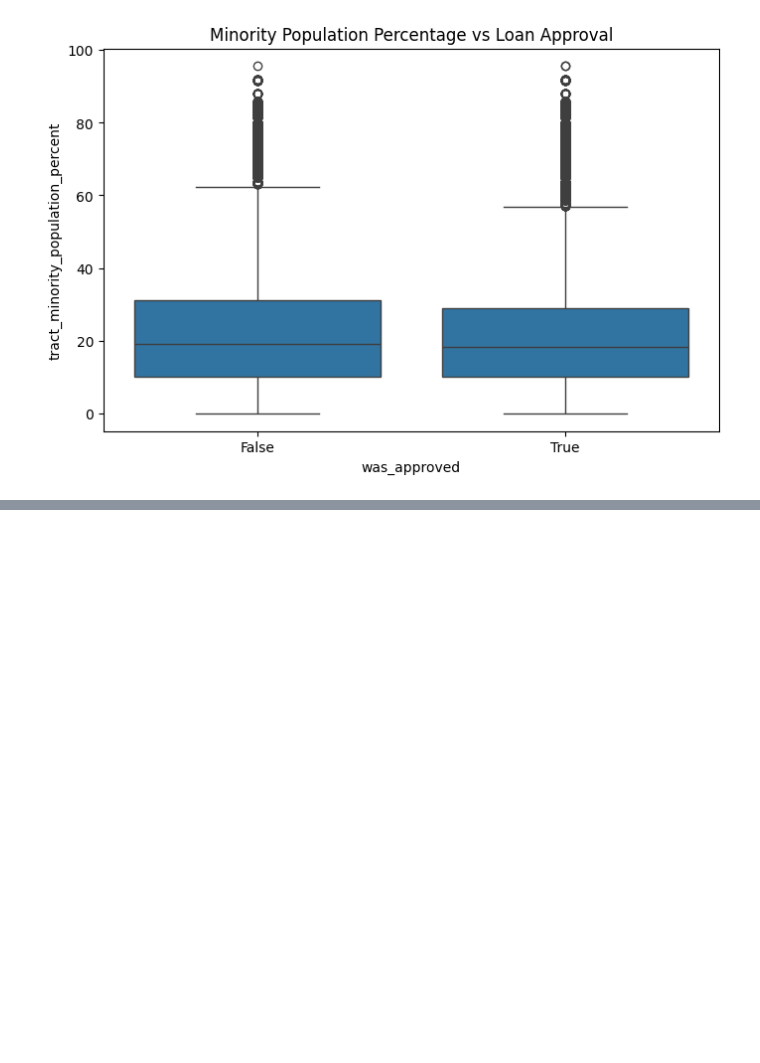
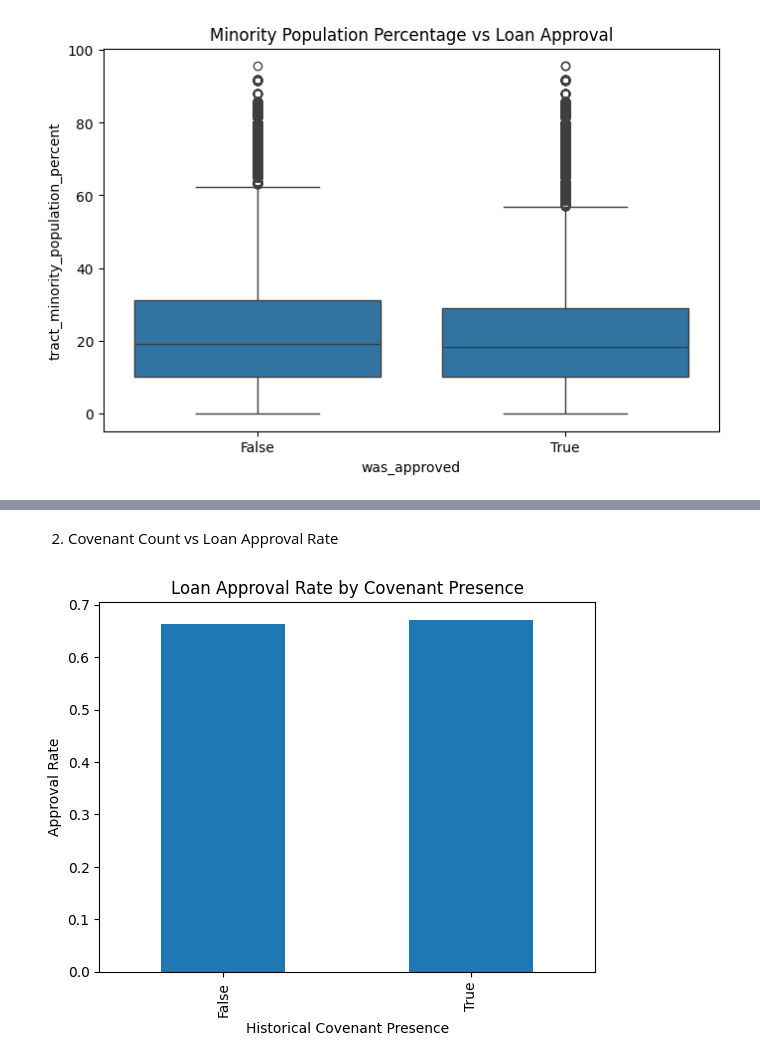
Before and after one commit to 2000031041-ShivaChary196/DATA6550-HOUSING-BIAS, a Jupyter notebook: CODE/VShiva.ipynb, the cells around one changed output, grey strips where cells are left out. Cells and saved outputs as stored; diff of their text form; code cells hidden in the pictures; blank space fills up the shorter version.

```diff
--- a/CODE/VShiva.ipynb
+++ b/CODE/VShiva.ipynb
@@ -214,0 +235,14 @@ During initial data exploration, i identified that the covenant_density column c
+# %% [markdown]
+2. Covenant Count vs Loan Approval Rate
+# %%
+approval_by_covenant = df.groupby('has_covenant')['was_approved'].mean()
+
+approval_by_covenant.plot(kind='bar')
+
+plt.title("Loan Approval Rate by Covenant Presence")
+plt.xlabel("Historical Covenant Presence")
+plt.ylabel("Approval Rate")
+
+plt.show()
+# %% [output]
+[figure, added]
```
Also changed, not shown: parts of 37 cells of this notebook.
